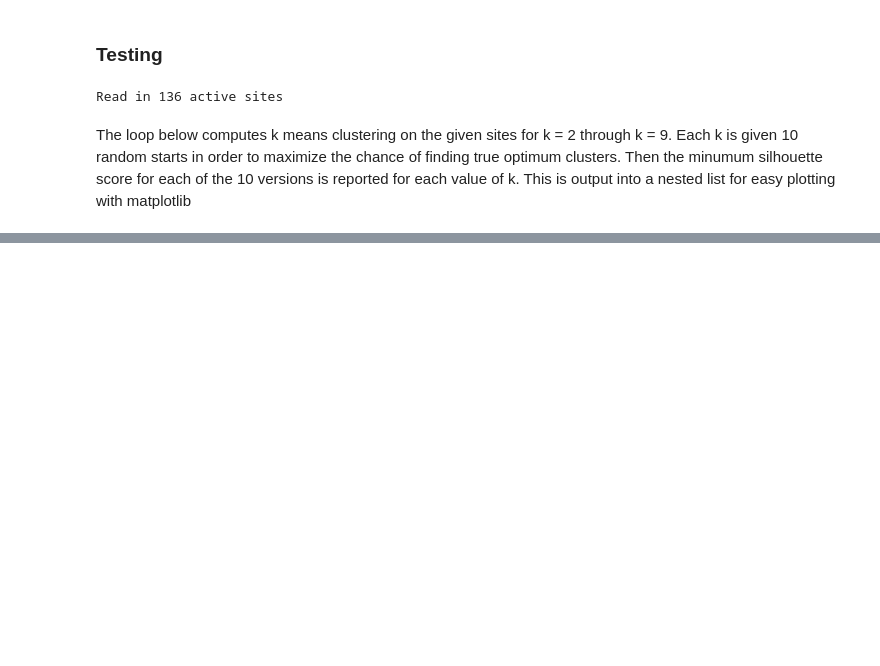
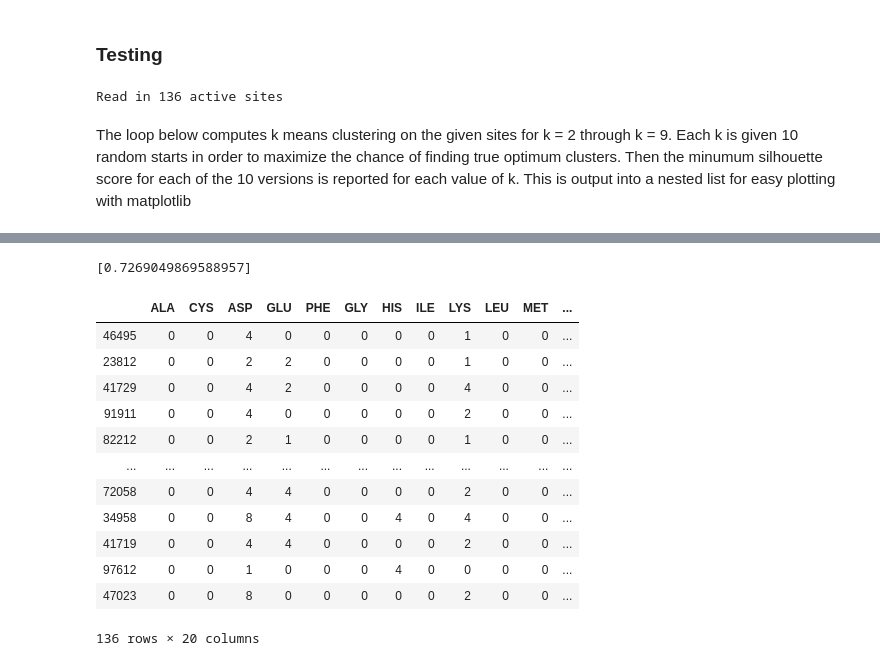
Before and after one commit to egilbertson-ucsf/algHW2, a Jupyter notebook: K_means_testing.ipynb, the cells around one changed output, grey strips where cells are left out. Saved outputs shown, nothing was run; the diff lists cells and outputs as text; code cells hidden in the pictures; blank space fills up the shorter version.

```diff
--- a/K_means_testing.ipynb
+++ b/K_means_testing.ipynb
@@ -37,0 +39,6 @@ Text(0, 0.5, 'Silhouette Score (Euclidean Distance)')
+# %%
+def make_repr_data_frame(sites):
+    df = pd.DataFrame(index = aa3, columns = simMat.columns )
+    for site in sites:
+        df[site.name] = site.counts
+    return df
@@ -37,0 +60,22 @@ Text(0, 0.5, 'Silhouette Score (Euclidean Distance)')
+# %%
+sc
+# %% [output]
+[0.7269049869588957]
+# %%
+a = make_repr_data_frame(sites).T
+# %%
+a
+# %% [output]
+|  | ALA | CYS | ASP | GLU | PHE | GLY | HIS | ILE | LYS | LEU | MET | ... |
+| 46495 | 0 | 0 | 4 | 0 | 0 | 0 | 0 | 0 | 1 | 0 | 0 | ... |
+| 23812 | 0 | 0 | 2 | 2 | 0 | 0 | 0 | 0 | 1 | 0 | 0 | ... |
+| 41729 | 0 | 0 | 4 | 2 | 0 | 0 | 0 | 0 | 4 | 0 | 0 | ... |
+| 91911 | 0 | 0 | 4 | 0 | 0 | 0 | 0 | 0 | 2 | 0 | 0 | ... |
+| 82212 | 0 | 0 | 2 | 1 | 0 | 0 | 0 | 0 | 1 | 0 | 0 | ... |
+| ... | ... | ... | ... | ... | ... | ... | ... | ... | ... | ... | ... | ... |
+| 72058 | 0 | 0 | 4 | 4 | 0 | 0 | 0 | 0 | 2 | 0 | 0 | ... |
+| 34958 | 0 | 0 | 8 | 4 | 0 | 0 | 4 | 0 | 4 | 0 | 0 | ... |
+| 41719 | 0 | 0 | 4 | 4 | 0 | 0 | 0 | 0 | 2 | 0 | 0 | ... |
+| 97612 | 0 | 0 | 1 | 0 | 0 | 0 | 4 | 0 | 0 | 0 | 0 | ... |
+| 47023 | 0 | 0 | 8 | 0 | 0 | 0 | 0 | 0 | 2 | 0 | 0 | ... |
+136 rows × 20 columns
```
Also changed, not shown: parts of 22 cells of this notebook, 5 other files.
